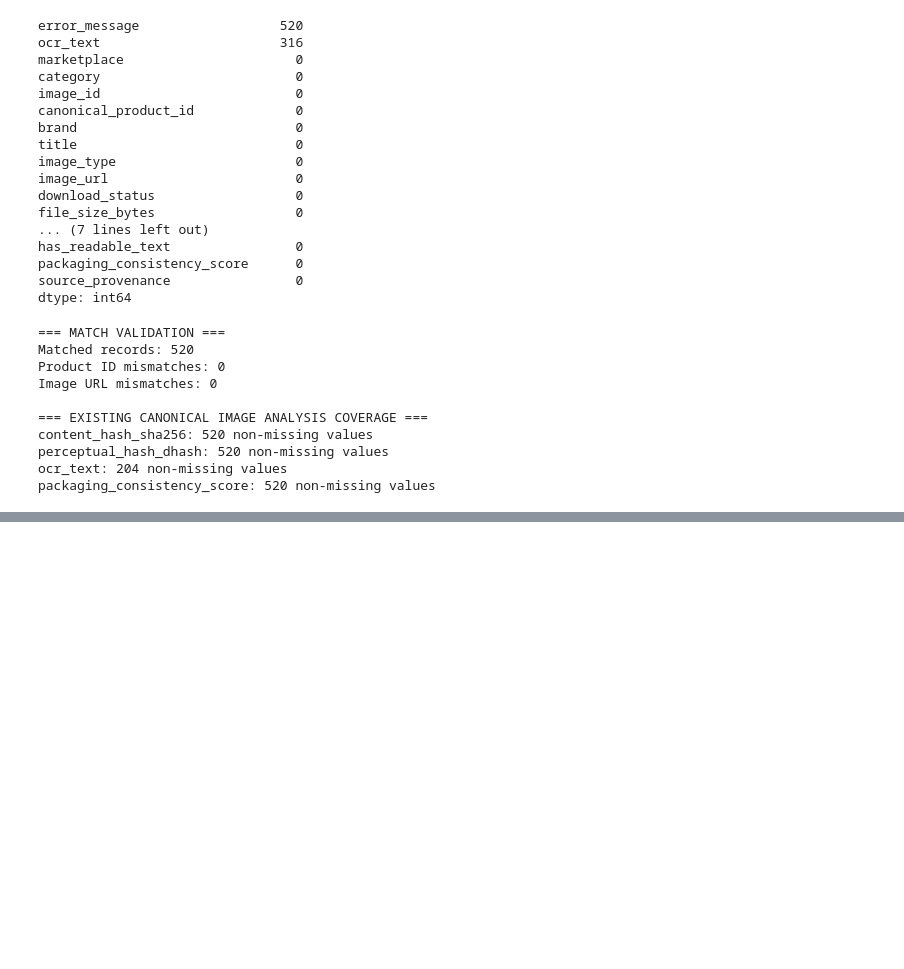
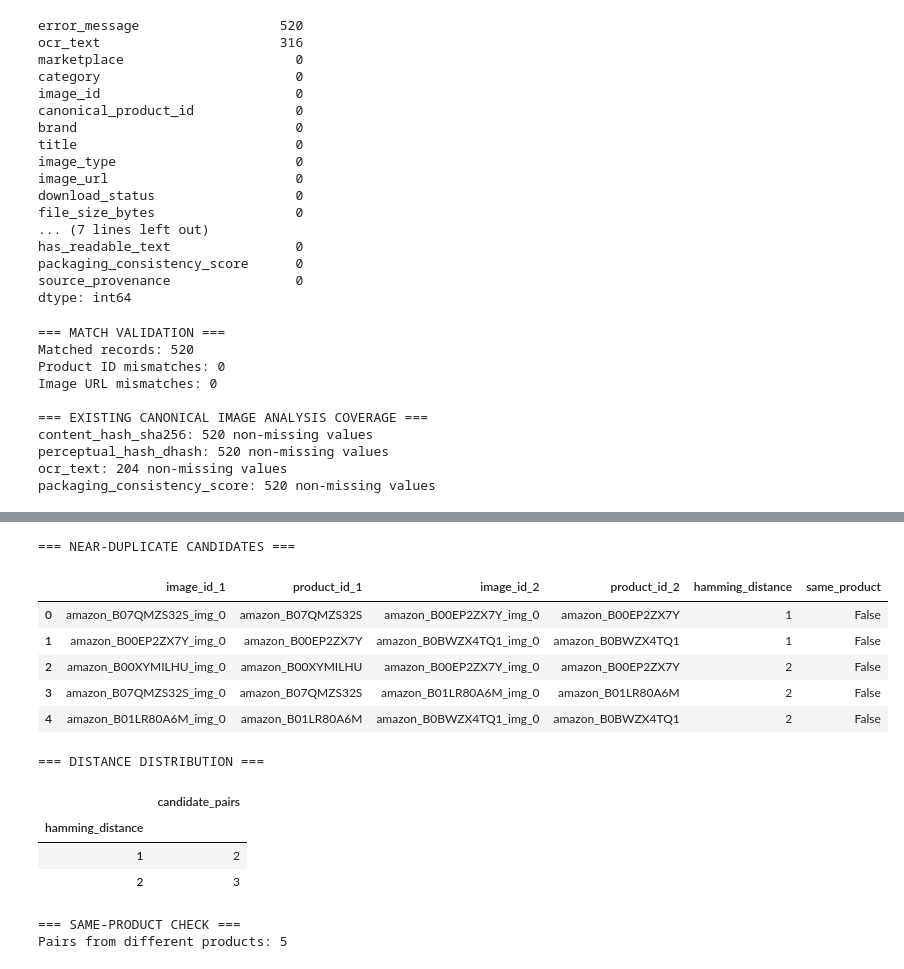
Before and after one commit to shruti316/ai-marketplace-analyzer, a Jupyter notebook: notebooks/05_computer_vision.ipynb, the cells around one changed output, grey strips where cells are left out. Drawn from its saved outputs; the diff is of its cells as text; code cells hidden in the pictures; blank space fills up the shorter version.

```diff
--- a/notebooks/05_computer_vision.ipynb
+++ b/notebooks/05_computer_vision.ipynb
@@ -930,0 +1517,39 @@ packaging_consistency_score: 520 non-missing values
+# %%
+near_duplicates_df = pd.DataFrame(near_duplicate_pairs)
+
+print("=== NEAR-DUPLICATE CANDIDATES ===")
+display(
+    near_duplicates_df.sort_values(
+        "hamming_distance"
+    ).reset_index(drop=True)
+)
+
+print("\n=== DISTANCE DISTRIBUTION ===")
+display(
+    near_duplicates_df["hamming_distance"]
+    .value_counts()
+    .sort_index()
+    .rename_axis("hamming_distance")
+    .to_frame("candidate_pairs")
+)
+
+print("\n=== SAME-PRODUCT CHECK ===")
+print(
+    "Pairs from different products:",
+    int((~near_duplicates_df["same_product"]).sum())
+)
+# %% [output]
+=== NEAR-DUPLICATE CANDIDATES ===
+|  | image_id_1 | product_id_1 | image_id_2 | product_id_2 | hamming_distance | same_product |
+| 0 | amazon_B07QMZS32S_img_0 | amazon_B07QMZS32S | amazon_B00EP2ZX7Y_img_0 | amazon_B00EP2ZX7Y | 1 | False |
+| 1 | amazon_B00EP2ZX7Y_img_0 | amazon_B00EP2ZX7Y | amazon_B0BWZX4TQ1_img_0 | amazon_B0BWZX4TQ1 | 1 | False |
+| 2 | amazon_B00XYMILHU_img_0 | amazon_B00XYMILHU | amazon_B00EP2ZX7Y_img_0 | amazon_B00EP2ZX7Y | 2 | False |
+| 3 | amazon_B07QMZS32S_img_0 | amazon_B07QMZS32S | amazon_B01LR80A6M_img_0 | amazon_B01LR80A6M | 2 | False |
+| 4 | amazon_B01LR80A6M_img_0 | amazon_B01LR80A6M | amazon_B0BWZX4TQ1_img_0 | amazon_B0BWZX4TQ1 | 2 | False |
+=== DISTANCE DISTRIBUTION ===
+|  | candidate_pairs |
+| hamming_distance |  |
+| 1 | 2 |
+| 2 | 3 |
+=== SAME-PRODUCT CHECK ===
+Pairs from different products: 5
```
Also changed, not shown: parts of 13 cells of this notebook.
